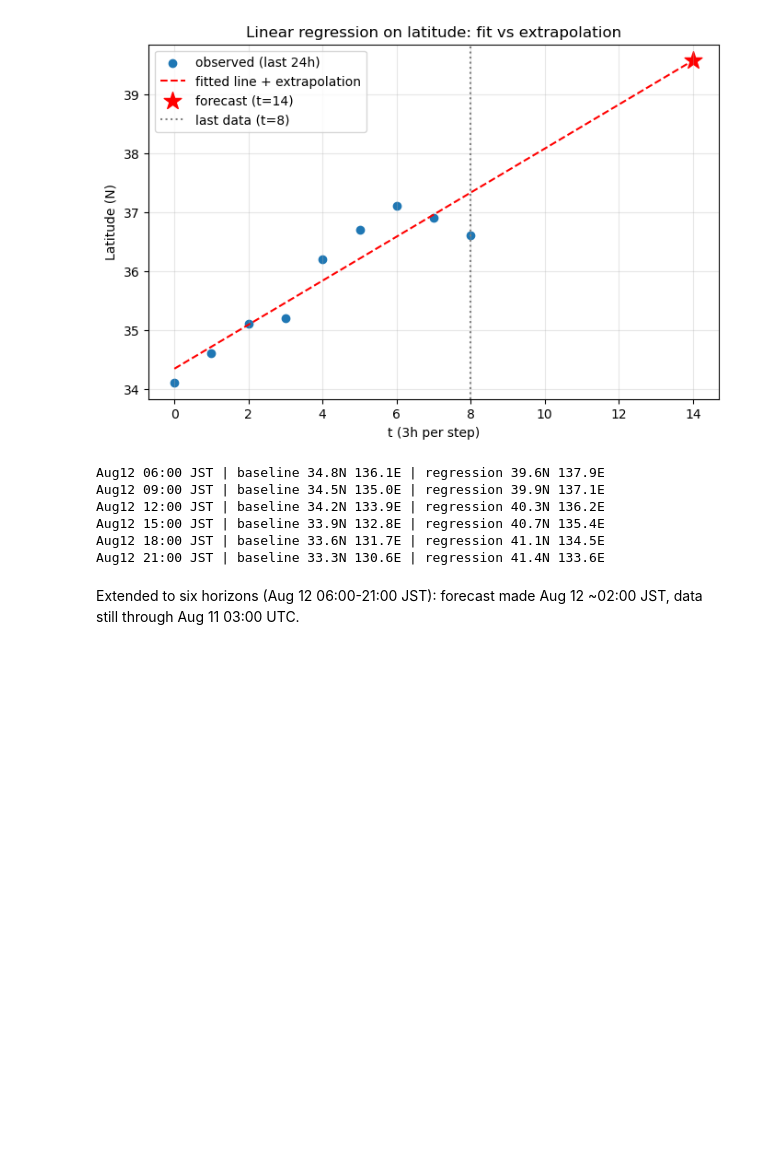
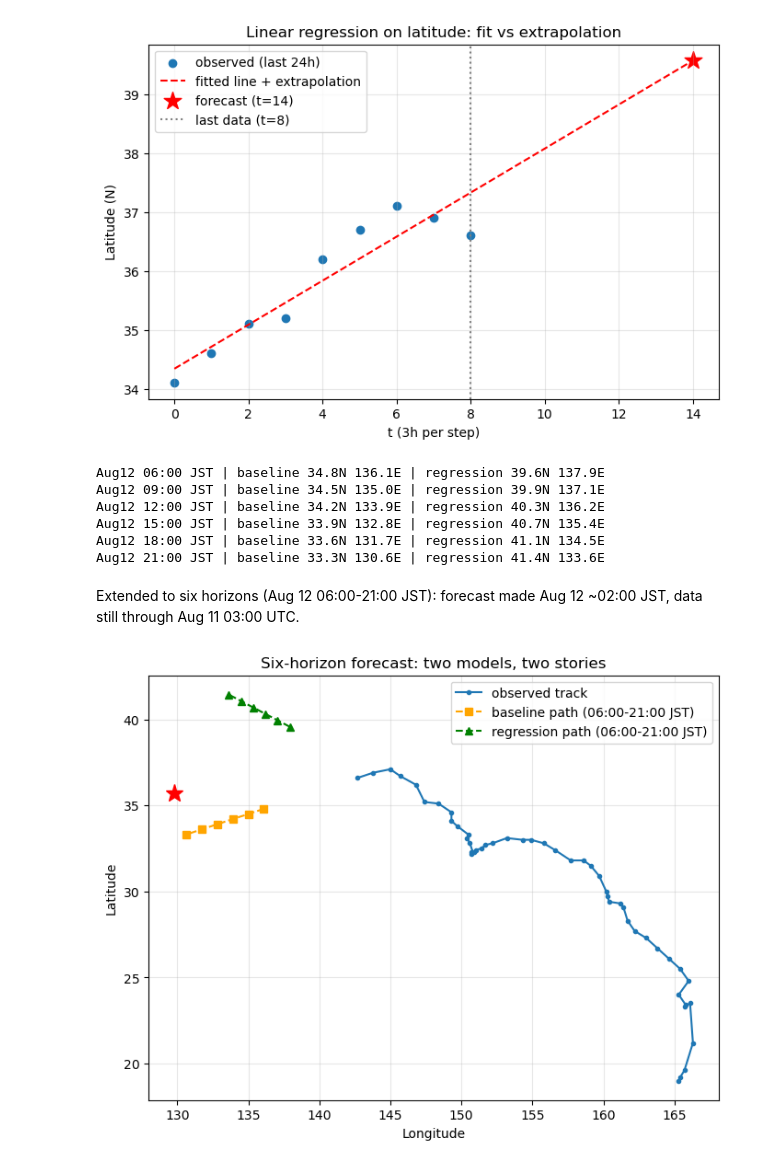
Before and after one commit to sitongh/typhoon-track-regression-chanhom2026, a Jupyter notebook: analysis.ipynb, the cells around one changed output. Saved outputs shown, nothing was run; the diff lists cells and outputs as text; code cells hidden in the pictures; blank space fills up the shorter version.

Commit message:
Extend forecasts to six horizons (Aug 12 06:00-21:00 JST)

```diff
--- a/analysis.ipynb
+++ b/analysis.ipynb
@@ -148,3 +148,22 @@ Aug12 18:00 JST | baseline 33.6N 131.7E | regression 41.1N 134.5E
 Aug12 21:00 JST | baseline 33.3N 130.6E | regression 41.4N 133.6E
 # %% [markdown]
 Extended to six horizons (Aug 12 06:00-21:00 JST): forecast made Aug 12 ~02:00 JST, data still through Aug 11 03:00 UTC.
+# %%
+bl_lats, bl_lons, rg_lats, rg_lons = [], [], [], []
+for s in range(6, 12):
+    bl_lats.append(last['lat'] + v_lat*s)
+    bl_lons.append(last['lon'] + v_lon*s)
+    rg_lats.append(b_lat + k_lat*(8+s))
+    rg_lons.append(b_lon + k_lon*(8+s))
+
+plt.figure(figsize=(8, 6))
+plt.plot(df['lon'],df['lat'], '-o', markersize=3, label='observed track')
+plt.plot(bl_lons, bl_lats, '--s', color='orange', label='baseline path (06:00-21:00 JST)')
+plt.plot(rg_lons, rg_lats, '--^', color='green', label='regression path (06:00-21:00 JST)')
+plt.plot(129.8, 35.7, 'r*', markersize=14)
+plt.xlabel('Longitude');plt.ylabel('Latitude')
+plt.title('Six-horizon forecast: two models, two stories')
+plt.legend(); plt.grid(alpha=0.3)
+plt.show()
+# %% [output]
+[figure, added]
```
